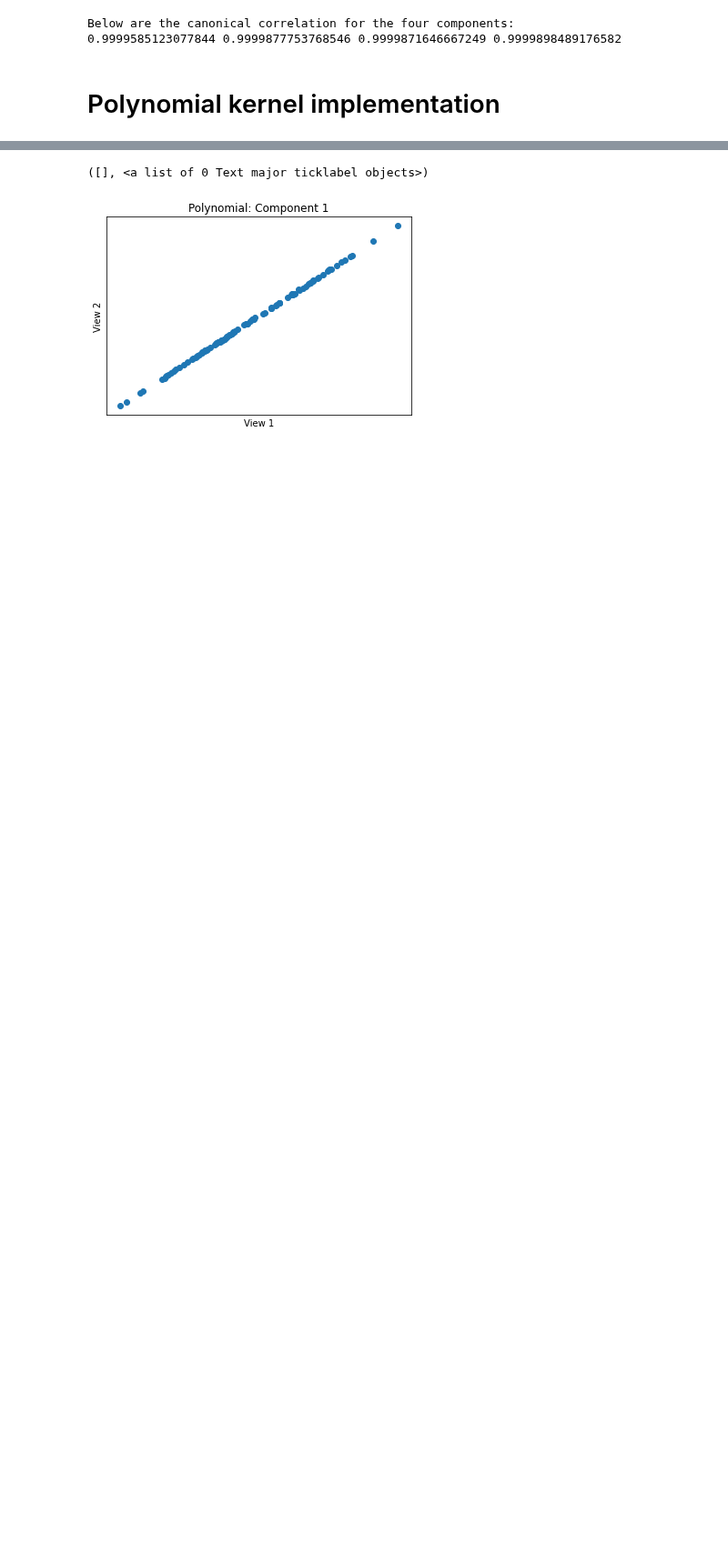
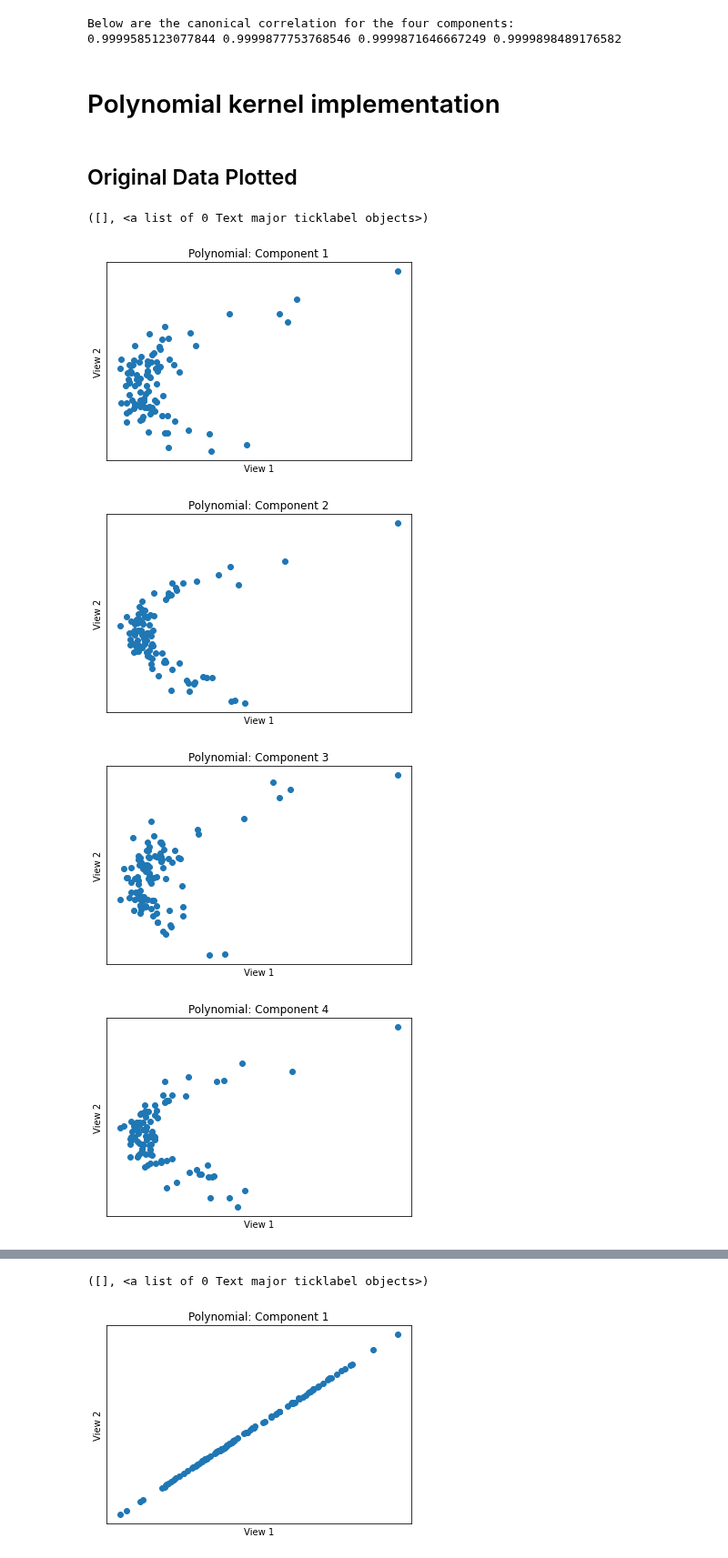
Before and after one commit to mvlearn/mvlearn, a Jupyter notebook: docs/tutorials/embed/kcca_tutorial.ipynb, the cells around one changed output, grey strips where cells are left out. Shown at 91% size. Drawn from its saved outputs; the diff is of its cells as text; code cells hidden in the pictures; blank space fills up the shorter version.

```diff
--- a/docs/tutorials/embed/kcca_tutorial.ipynb
+++ b/docs/tutorials/embed/kcca_tutorial.ipynb
@@ -113,3 +155,43 @@ Below are the canonical correlation for the four components:
 Xsp = make_data("poly", 100)
 kcca_p = KCCA(ktype ="poly", constant = 100.0, degree = 2.0, n_components = 2)
 polykcca = kcca_p.fit_transform(Xsp)
+# %% [markdown]
+## Original Data Plotted
+# %%
+fig = plt.figure()
+plt.scatter(Xsp[0][:,0], Xsp[1][:,0])
+plt.title('Polynomial: Component 1')
+plt.xlabel('View 1')
+plt.ylabel('View 2')
+plt.xticks([])
+plt.yticks([])
+
+fig = plt.figure()
+plt.scatter(Xsp[0][:,1], Xsp[1][:,1])
+plt.title('Polynomial: Component 2')
+plt.xlabel('View 1')
+plt.ylabel('View 2')
+plt.xticks([])
+plt.yticks([])
+
+fig = plt.figure()
+plt.scatter(Xsp[0][:,2], Xsp[1][:,2])
+plt.title('Polynomial: Component 3')
+plt.xlabel('View 1')
+plt.ylabel('View 2')
+plt.xticks([])
+plt.yticks([])
+
+fig = plt.figure()
+plt.scatter(Xsp[0][:,3], Xsp[1][:,3])
+plt.title('Polynomial: Component 4')
+plt.xlabel('View 1')
+plt.ylabel('View 2')
+plt.xticks([])
+plt.yticks([])
+# %% [output]
+([], <a list of 0 Text major ticklabel objects>)
+[figure, added]
+[figure, added]
+[figure, added]
+[figure, added]
```
Also changed, not shown: parts of 6 cells of this notebook.
